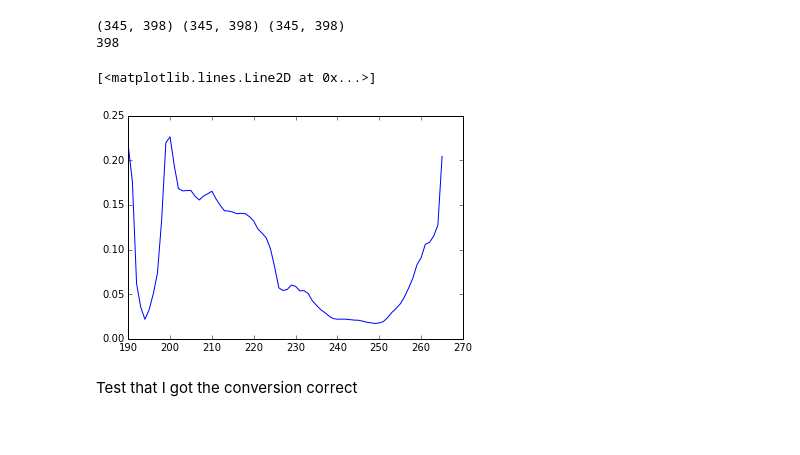
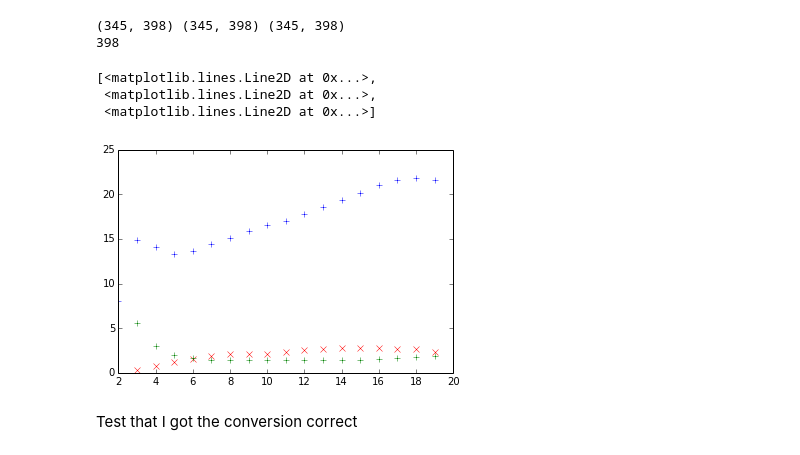
Before and after one commit to SalishSeaCast/tools, a Jupyter notebook: I_ForcingFiles/Prepare Tide Files.ipynb, the cells around one changed output. Saved outputs shown, nothing was run; the diff lists cells and outputs as text; code cells hidden in the pictures.

```diff
--- a/I_ForcingFiles/Prepare Tide Files.ipynb
+++ b/I_ForcingFiles/Prepare Tide Files.ipynb
@@ -52,7 +98,7 @@ uphase = fU.variables['M2_phi_u']
 vphase = fV.variables['M2_phi_v']
 
 etaelev_N = etaelev[iindex_N,:]
-umax_N = umax[iindex_N,:]/depthu_N   # divide by depth because CONCEPTS uses flux not current
+umax_N = umax[iindex_N,:]#/depthu_N   # divide by depth because CONCEPTS uses flux not current
 vmax_N = vmax[iindex_N,:]/depthv_N
 etaphase_N = etaphase[iindex_N,:]*pi/180.
 uphase_N = uphase[iindex_N,:]*pi/180.
@@ -78,14 +124,18 @@ uZ1_W = umax_W*cos(uphase_W)
 uZ2_W = umax_W*sin(uphase_W)
 vZ1_W = vmax_W*cos(vphase_W)
 vZ2_W = vmax_W*sin(vphase_W)
+# pad
+uZ1_W[185:189+1] = uZ1_W[190]
 # %% [output]
 (345, 398) (345, 398) (345, 398)
 398
-# %%
-pylab.plot(uZ1_W)
-# %% [output]
-[<matplotlib.lines.Line2D at 0x...>]
-[figure, removed]
+# %%
+pylab.plot(umax_N[177:197],'b+',depth[344,177:197]/100.,'rx',umax_N[177:197]/depthu_N[177:197]*20,'g+')
+# %% [output]
+[<matplotlib.lines.Line2D at 0x...>,
+ <matplotlib.lines.Line2D at 0x...>,
+ <matplotlib.lines.Line2D at 0x...>]
+[figure, added]
 # %% [markdown]
 Test that I got the conversion correct
 # %%
```
Also changed, not shown: parts of 5 cells of this notebook.
